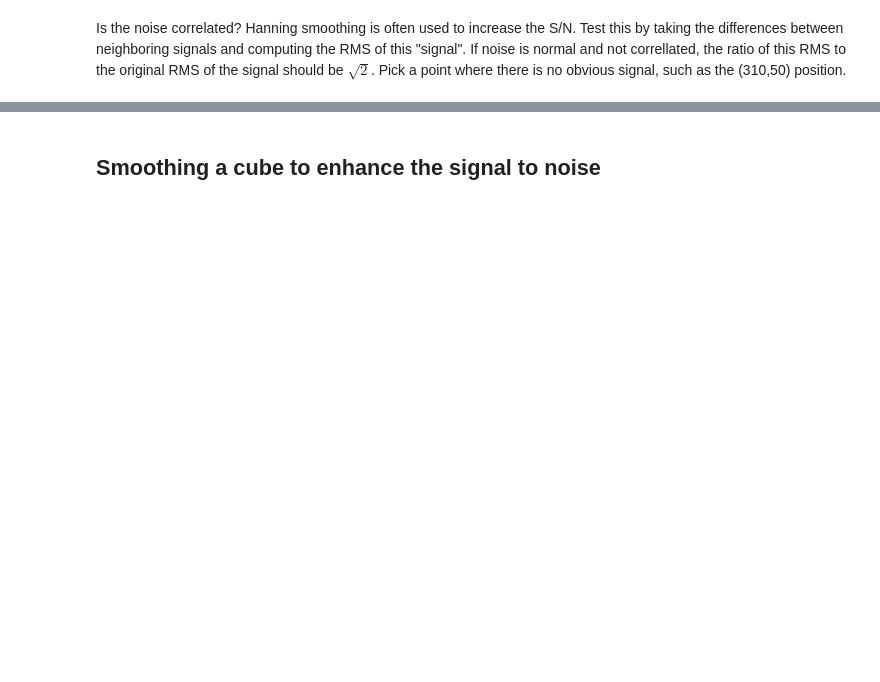
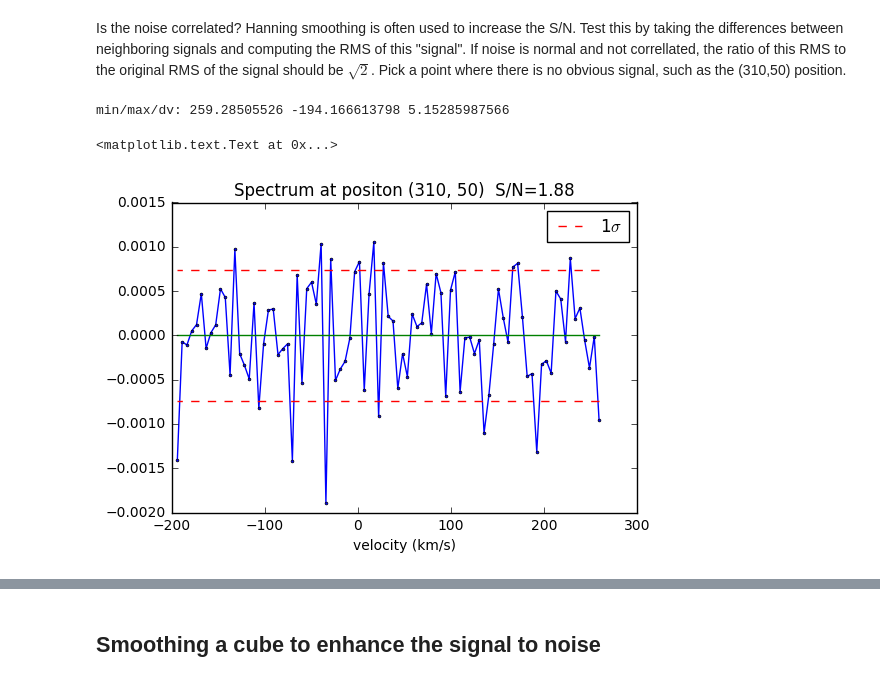
Before and after one commit to teuben/astr288p-fall16, a Jupyter notebook: notebooks/n6503-case1.ipynb, the cells around one changed output, grey strips where cells are left out. Cells and saved outputs as stored; diff of their text form; code cells hidden in the pictures; blank space fills up the shorter version.

```diff
--- a/notebooks/n6503-case1.ipynb
+++ b/notebooks/n6503-case1.ipynb
@@ -174,19 +234,22 @@ Is the noise correlated? Hanning smoothing is often used to increase the S/N. Te
 # %%
 cdelt3 = h['CDELT3']
 crval3 = h['CRVAL3']
 crpix3 = h['CRPIX3']
 restfreq=h['RESTFREQ']
-freq = (channel-crpix3+1)*cdelt3 + crval3
-c = 300000.0
+freq = (channel-crpix3+1)*cdelt3 + crval3      # at the reference pixel we get the reference value
 c = 299792.458
-channelv = (1.0-freq/restfreq) * c
-print(channelv[0],channelv[nchan-1],channelv[0]-channelv[1])
+channelv = (1.0-freq/restfreq) * c          # convert to doppler velocity
+print("min/max/dv:",channelv[0],channelv[nchan-1],channelv[0]-channelv[1])
 plt.plot(channelv,spectrum,'o-',markersize=2)
 plt.plot(channelv,zero)
 plt.plot(channelv,cuberms,'r--',label='1$\sigma$')
 plt.plot(channelv,-cuberms,'r--')
 plt.title("Spectrum at positon %s  S/N=%.3g" % (str(peakpos),sns))
 plt.legend()
 plt.xlabel("velocity (km/s)")
+# %% [output]
+min/max/dv: 259.28505526 -194.166613798 5.15285987566
+<matplotlib.text.Text at 0x...>
+[figure, added]
 # %%
 dspectrum = spectrum[1:] - spectrum[:-1]
```
Also changed, not shown: parts of 22 cells of this notebook.
